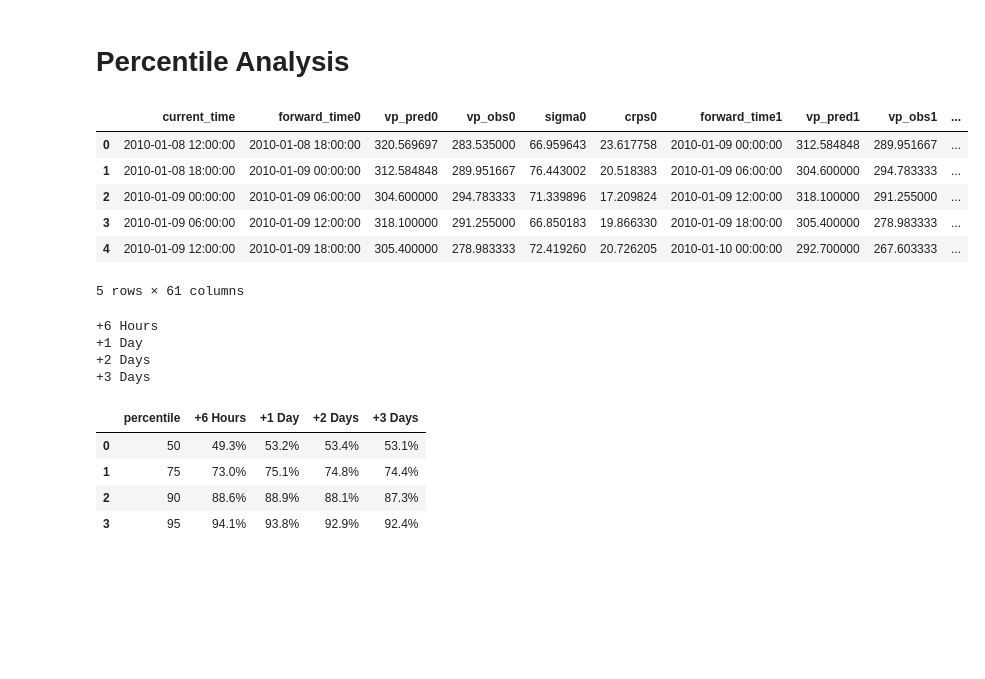
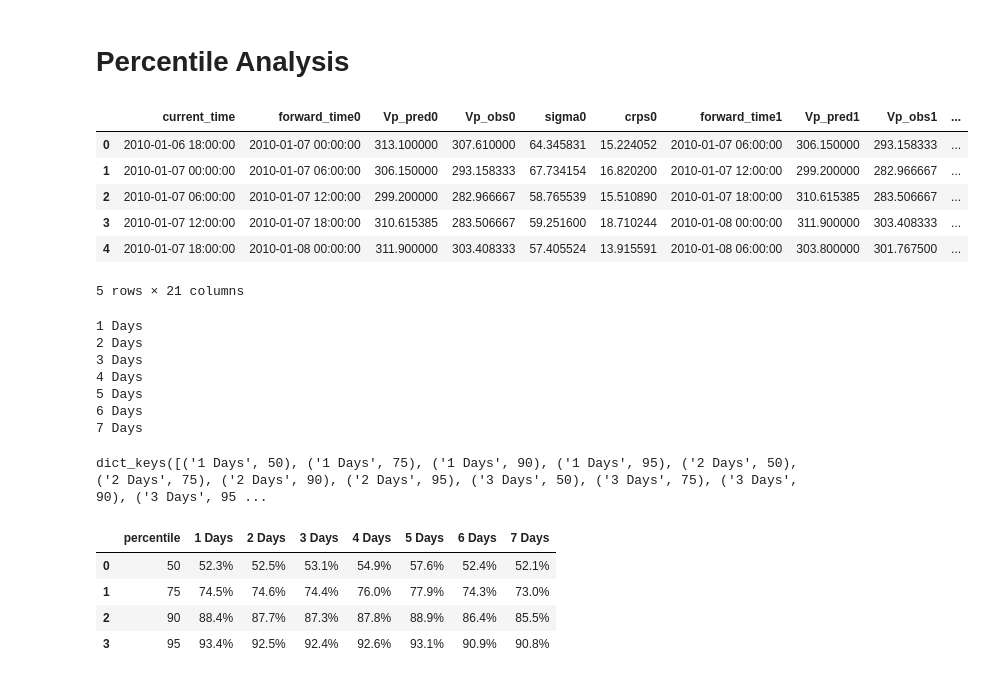
Before and after one commit to ddasilva/wsa_knn_uncertainty_v2, a Jupyter notebook: notebooks/Percentile Analysis.ipynb, the cells around one changed output. Saved outputs shown, nothing was run; the diff lists cells and outputs as text; code cells hidden in the pictures; blank space fills up the shorter version.

```diff
--- a/notebooks/Percentile Analysis.ipynb
+++ b/notebooks/Percentile Analysis.ipynb
@@ -7,42 +12,49 @@ from scipy.stats import norm
 # %%
-df_dataset = pd.read_csv('../data/processed/processed_daysahead3_R000.csv', index_col=0)
+dfs = {}
 
-for col in df_dataset.columns:
-    if 'time' in col:
-        df_dataset[col] = pd.to_datetime(df_dataset[col])
+for i in range(MIN_DAYSAHEAD, MAX_DAYSAHEAD + 1):
+    dfs[i] = pd.read_csv(f'../data/processed/processed_daysahead{i}_R000.csv')
 
-df_dataset.head()
+dfs[1] .head()
 # %% [output]
-|  | current_time | forward_time0 | vp_pred0 | vp_obs0 | sigma0 | crps0 | forward_time1 | vp_pred1 | vp_obs1 | ... |
-| 0 | 2010-01-08 12:00:00 | 2010-01-08 18:00:00 | 320.569697 | 283.535000 | 66.959643 | 23.617758 | 2010-01-09 00:00:00 | 312.584848 | 289.951667 | ... |
-| 1 | 2010-01-08 18:00:00 | 2010-01-09 00:00:00 | 312.584848 | 289.951667 | 76.443002 | 20.518383 | 2010-01-09 06:00:00 | 304.600000 | 294.783333 | ... |
-| 2 | 2010-01-09 00:00:00 | 2010-01-09 06:00:00 | 304.600000 | 294.783333 | 71.339896 | 17.209824 | 2010-01-09 12:00:00 | 318.100000 | 291.255000 | ... |
-| 3 | 2010-01-09 06:00:00 | 2010-01-09 12:00:00 | 318.100000 | 291.255000 | 66.850183 | 19.866330 | 2010-01-09 18:00:00 | 305.400000 | 278.983333 | ... |
-| 4 | 2010-01-09 12:00:00 | 2010-01-09 18:00:00 | 305.400000 | 278.983333 | 72.419260 | 20.726205 | 2010-01-10 00:00:00 | 292.700000 | 267.603333 | ... |
+|  | current_time | forward_time0 | Vp_pred0 | Vp_obs0 | sigma0 | crps0 | forward_time1 | Vp_pred1 | Vp_obs1 | ... |
+| 0 | 2010-01-06 18:00:00 | 2010-01-07 00:00:00 | 313.100000 | 307.610000 | 64.345831 | 15.224052 | 2010-01-07 06:00:00 | 306.150000 | 293.158333 | ... |
+| 1 | 2010-01-07 00:00:00 | 2010-01-07 06:00:00 | 306.150000 | 293.158333 | 67.734154 | 16.820200 | 2010-01-07 12:00:00 | 299.200000 | 282.966667 | ... |
+| 2 | 2010-01-07 06:00:00 | 2010-01-07 12:00:00 | 299.200000 | 282.966667 | 58.765539 | 15.510890 | 2010-01-07 18:00:00 | 310.615385 | 283.506667 | ... |
+| 3 | 2010-01-07 12:00:00 | 2010-01-07 18:00:00 | 310.615385 | 283.506667 | 59.251600 | 18.710244 | 2010-01-08 00:00:00 | 311.900000 | 303.408333 | ... |
+| 4 | 2010-01-07 18:00:00 | 2010-01-08 00:00:00 | 311.900000 | 303.408333 | 57.405524 | 13.915591 | 2010-01-08 06:00:00 | 303.800000 | 301.767500 | ... |
-5 rows × 61 columns
+5 rows × 21 columns
 # %%
 percentiles = [50, 75, 90, 95]
-forward_cols = {0: '+6 Hours', 3: '+1 Day', 7: '+2 Days', 11: '+3 Days'}
+daysahead_cols = {daysahead: f'{daysahead} Days' for daysahead in dfs.keys()}
 records = {}
 
-for idx, colname in forward_cols.items():
+for idx, colname in daysahead_cols.items():
     print(colname)
 
     for percentile in percentiles:
         records[colname, percentile] = []
 
-        for _, row in df_dataset.iterrows():
-            Vp_pred = row[f'vp_pred{idx}']
-            Vp_obs = row[f'vp_obs{idx}']
-            sigma = row[f'sigma{idx}']
+        for _, row in dfs[idx].iterrows():
+            i = BIN_FREQ_PER_DAY * idx - 1
+            Vp_pred = row[f'Vp_pred{i}']
+            Vp_obs = row[f'Vp_obs{i}']
+            sigma = row[f'sigma{i}']
             left, right = norm(loc=Vp_pred, scale=sigma).interval(percentile/100)
 
             records[colname, percentile].append(bool(Vp_obs > left and Vp_obs < right))
 # %% [output]
-+6 Hours
-+1 Day
-+2 Days
-+3 Days
+1 Days
+2 Days
+3 Days
+4 Days
+5 Days
+6 Days
+7 Days
+# %%
+records.keys()
+# %% [output]
+dict_keys([('1 Days', 50), ('1 Days', 75), ('1 Days', 90), ('1 Days', 95), ('2 Days', 50), ('2 Days', 75), ('2 Days', 90), ('2 Days', 95), ('3 Days', 50), ('3 Days', 75), ('3 Days', 90), ('3 Days', 95 ...
 # %%
 df_rows = []
 df_cols = None
@@ -51,7 +63,7 @@ for idx, percentile in enumerate(percentiles):
     df_row = [percentile]
     df_cols = ['percentile']
 
-    for _, colname in forward_cols.items():
+    for colname in daysahead_cols.values():
         df_row.append(100*np.mean(records[colname, percentile]))
         df_cols.append(colname)
 
@@ -62,8 +74,8 @@ pd.options.display.float_format = '{:.3}%'.format
 df_output = pd.DataFrame(df_rows, columns=df_cols)
 df_output
 # %% [output]
-|  | percentile | +6 Hours | +1 Day | +2 Days | +3 Days |
-| 0 | 50 | 49.3% | 53.2% | 53.4% | 53.1% |
-| 1 | 75 | 73.0% | 75.1% | 74.8% | 74.4% |
-| 2 | 90 | 88.6% | 88.9% | 88.1% | 87.3% |
-| 3 | 95 | 94.1% | 93.8% | 92.9% | 92.4% |
+|  | percentile | 1 Days | 2 Days | 3 Days | 4 Days | 5 Days | 6 Days | 7 Days |
+| 0 | 50 | 52.3% | 52.5% | 53.1% | 54.9% | 57.6% | 52.4% | 52.1% |
+| 1 | 75 | 74.5% | 74.6% | 74.4% | 76.0% | 77.9% | 74.3% | 73.0% |
+| 2 | 90 | 88.4% | 87.7% | 87.3% | 87.8% | 88.9% | 86.4% | 85.5% |
+| 3 | 95 | 93.4% | 92.5% | 92.4% | 92.6% | 93.1% | 90.9% | 90.8% |
```
Also changed, not shown: parts of 1 cell of this notebook, 6 other files.
